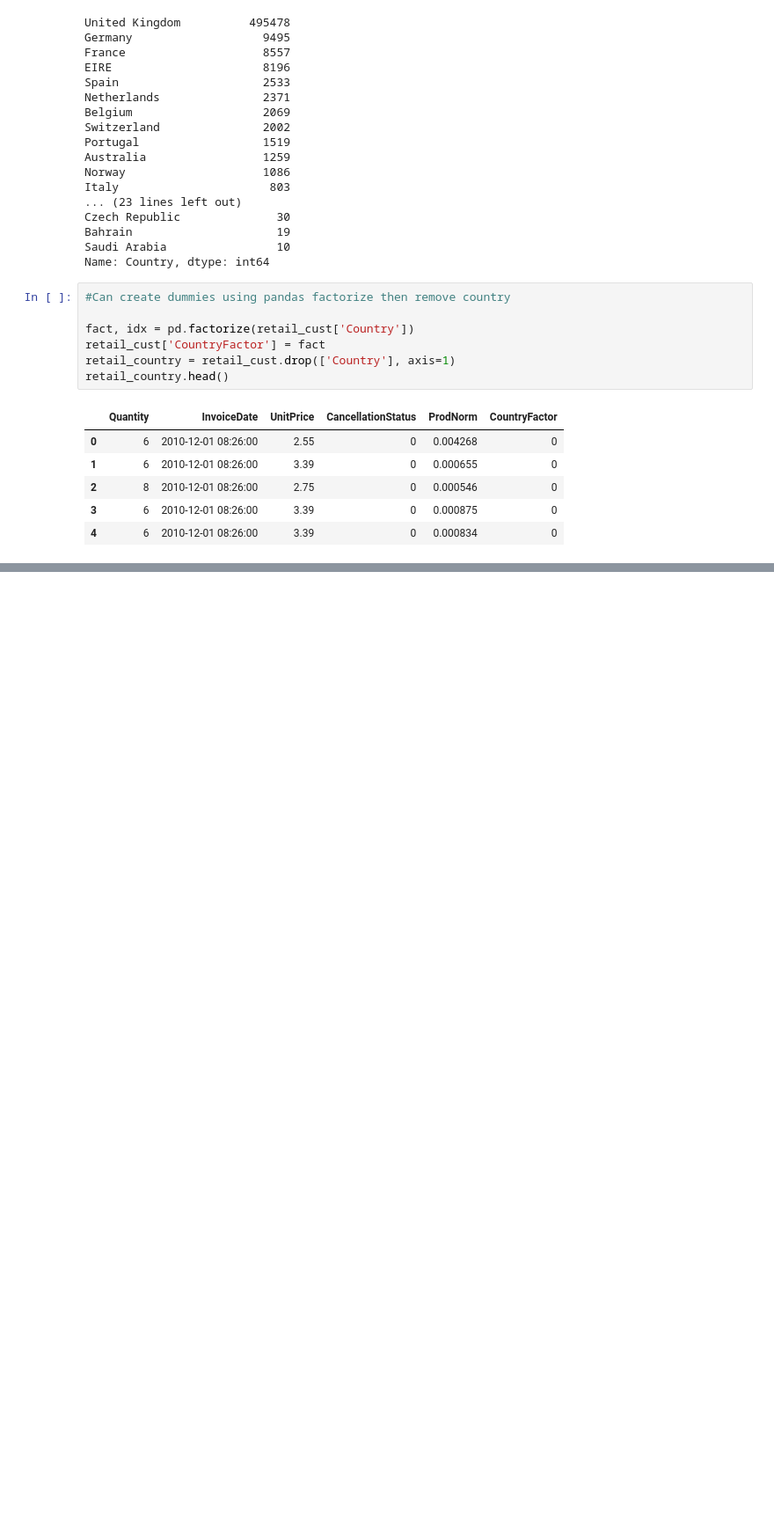
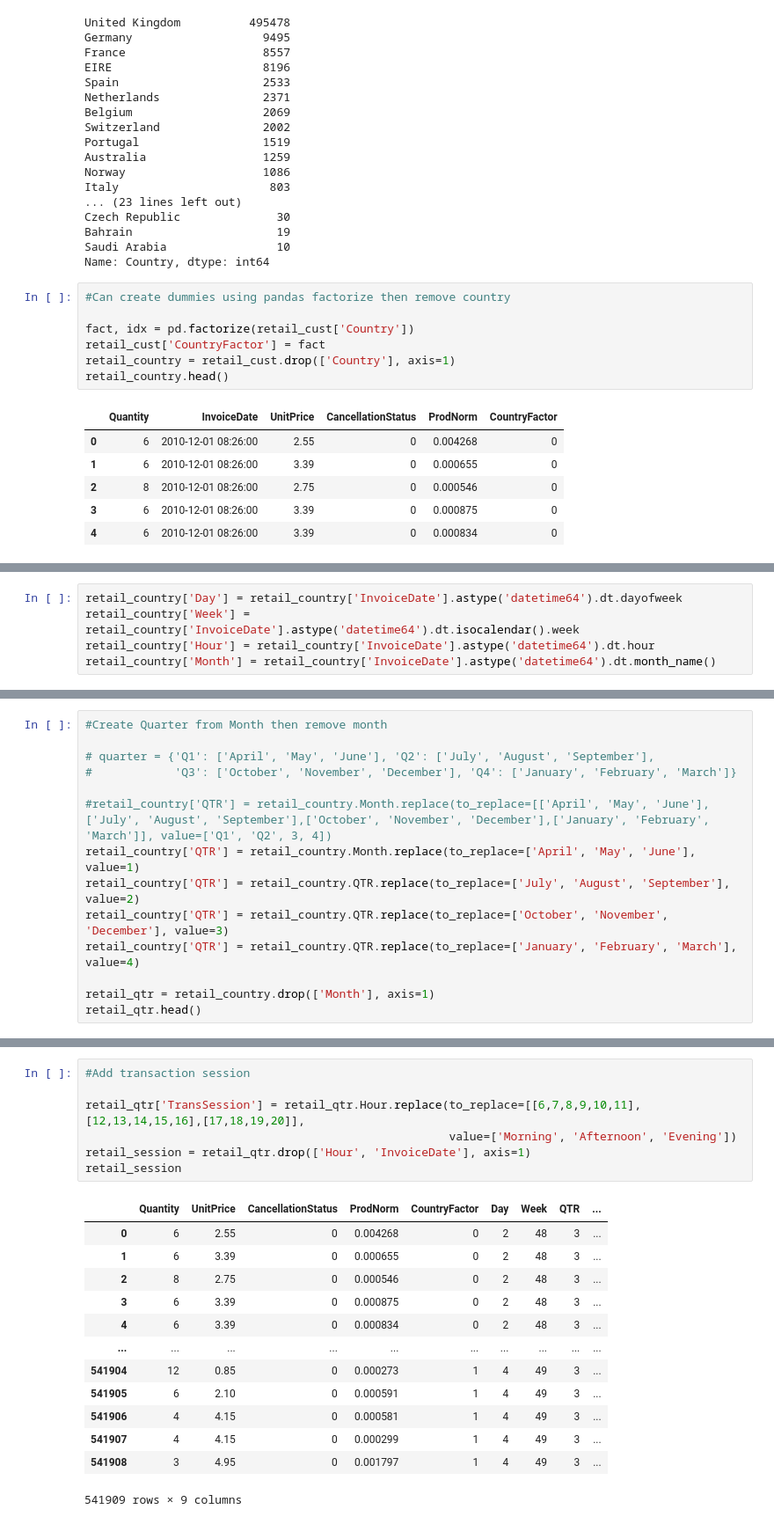
Before and after one commit to debhere/Retail-Customer-Clustering, a Jupyter notebook: Clustering Retail Customers.ipynb, the cells around one changed output, grey strips where cells are left out. Shown at 88% size. Drawn from its saved outputs; the diff is of its cells as text; blank space fills up the shorter version.

```diff
--- a/Clustering Retail Customers.ipynb
+++ b/Clustering Retail Customers.ipynb
@@ -235,0 +236,5 @@ retail_country.head()
+# %%
+retail_country['Day'] = retail_country['InvoiceDate'].astype('datetime64').dt.dayofweek
+retail_country['Week'] = retail_country['InvoiceDate'].astype('datetime64').dt.isocalendar().week
+retail_country['Hour'] = retail_country['InvoiceDate'].astype('datetime64').dt.hour
+retail_country['Month'] = retail_country['InvoiceDate'].astype('datetime64').dt.month_name()
@@ -235,0 +250,14 @@ retail_country.head()
+# %%
+#Create Quarter from Month then remove month
+
+# quarter = {'Q1': ['April', 'May', 'June'], 'Q2': ['July', 'August', 'September'],
+#            'Q3': ['October', 'November', 'December'], 'Q4': ['January', 'February', 'March']}
+
+#retail_country['QTR'] = retail_country.Month.replace(to_replace=[['April', 'May', 'June'],['July', 'August', 'September'],['October', 'November', 'December'],['January', 'February', 'March']], value=['Q1', 'Q2', 3, 4])
+retail_country['QTR'] = retail_country.Month.replace(to_replace=['April', 'May', 'June'], value=1)
+retail_country['QTR'] = retail_country.QTR.replace(to_replace=['July', 'August', 'September'], value=2)
+retail_country['QTR'] = retail_country.QTR.replace(to_replace=['October', 'November', 'December'], value=3)
+retail_country['QTR'] = retail_country.QTR.replace(to_replace=['January', 'February', 'March'], value=4)
+
+retail_qtr = retail_country.drop(['Month'], axis=1)
+retail_qtr.head()
@@ -235,0 +271,21 @@ retail_country.head()
+# %%
+#Add transaction session
+
+retail_qtr['TransSession'] = retail_qtr.Hour.replace(to_replace=[[6,7,8,9,10,11],[12,13,14,15,16],[17,18,19,20]],
+                                                     value=['Morning', 'Afternoon', 'Evening'])
+retail_session = retail_qtr.drop(['Hour', 'InvoiceDate'], axis=1)
+retail_session
+# %% [output]
+|  | Quantity | UnitPrice | CancellationStatus | ProdNorm | CountryFactor | Day | Week | QTR | ... |
+| 0 | 6 | 2.55 | 0 | 0.004268 | 0 | 2 | 48 | 3 | ... |
+| 1 | 6 | 3.39 | 0 | 0.000655 | 0 | 2 | 48 | 3 | ... |
+| 2 | 8 | 2.75 | 0 | 0.000546 | 0 | 2 | 48 | 3 | ... |
+| 3 | 6 | 3.39 | 0 | 0.000875 | 0 | 2 | 48 | 3 | ... |
+| 4 | 6 | 3.39 | 0 | 0.000834 | 0 | 2 | 48 | 3 | ... |
+| ... | ... | ... | ... | ... | ... | ... | ... | ... | ... |
+| 541904 | 12 | 0.85 | 0 | 0.000273 | 1 | 4 | 49 | 3 | ... |
+| 541905 | 6 | 2.10 | 0 | 0.000591 | 1 | 4 | 49 | 3 | ... |
+| 541906 | 4 | 4.15 | 0 | 0.000581 | 1 | 4 | 49 | 3 | ... |
+| 541907 | 4 | 4.15 | 0 | 0.000299 | 1 | 4 | 49 | 3 | ... |
+| 541908 | 3 | 4.95 | 0 | 0.001797 | 1 | 4 | 49 | 3 | ... |
+541909 rows × 9 columns
```
Also changed, not shown: parts of 8 cells of this notebook.
